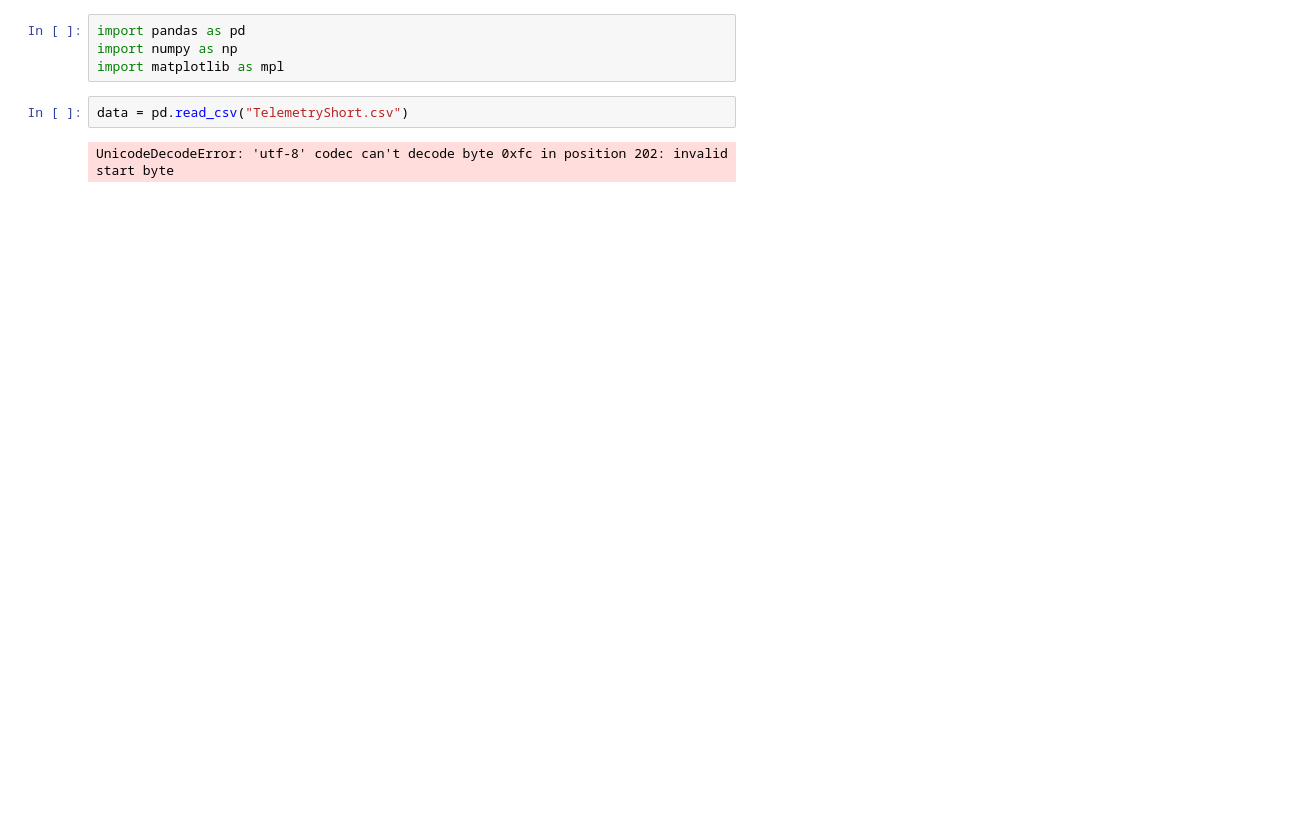
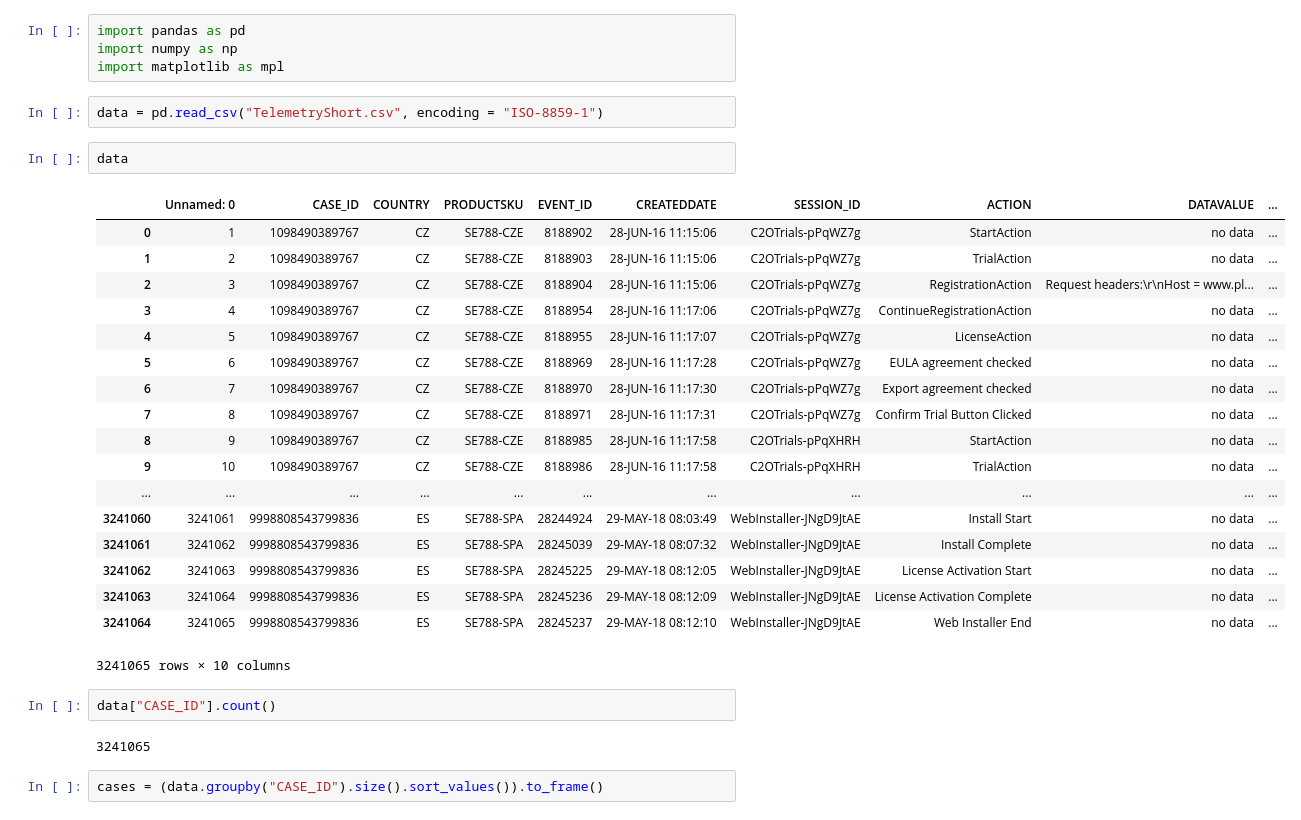
Before and after one commit to ouraimov/EurekaHacks, a Jupyter notebook: Siemens Challenge.ipynb, the cells around one changed output. Cells and saved outputs as stored; diff of their text form; blank space fills up the shorter version.

Commit message:
dataframe

```diff
--- a/Siemens Challenge.ipynb
+++ b/Siemens Challenge.ipynb
@@ -3,6 +3,31 @@ import pandas as pd
 import numpy as np
 import matplotlib as mpl
 # %%
-data = pd.read_csv("TelemetryShort.csv")
+data = pd.read_csv("TelemetryShort.csv", encoding = "ISO-8859-1")
-# %% [output]
-UnicodeDecodeError: 'utf-8' codec can't decode byte 0xfc in position 202: invalid start byte
+# %%
+data
+# %% [output]
+|  | Unnamed: 0 | CASE_ID | COUNTRY | PRODUCTSKU | EVENT_ID | CREATEDDATE | SESSION_ID | ACTION | DATAVALUE | ... |
+| 0 | 1 | 1098490389767 | CZ | SE788-CZE | 8188902 | 28-JUN-16 11:15:06 | C2OTrials-pPqWZ7g | StartAction | no data | ... |
+| 1 | 2 | 1098490389767 | CZ | SE788-CZE | 8188903 | 28-JUN-16 11:15:06 | C2OTrials-pPqWZ7g | TrialAction | no data | ... |
+| 2 | 3 | 1098490389767 | CZ | SE788-CZE | 8188904 | 28-JUN-16 11:15:06 | C2OTrials-pPqWZ7g | RegistrationAction | Request headers:\r\nHost = www.pl... | ... |
+| 3 | 4 | 1098490389767 | CZ | SE788-CZE | 8188954 | 28-JUN-16 11:17:06 | C2OTrials-pPqWZ7g | ContinueRegistrationAction | no data | ... |
+| 4 | 5 | 1098490389767 | CZ | SE788-CZE | 8188955 | 28-JUN-16 11:17:07 | C2OTrials-pPqWZ7g | LicenseAction | no data | ... |
+| 5 | 6 | 1098490389767 | CZ | SE788-CZE | 8188969 | 28-JUN-16 11:17:28 | C2OTrials-pPqWZ7g | EULA agreement checked | no data | ... |
+| 6 | 7 | 1098490389767 | CZ | SE788-CZE | 8188970 | 28-JUN-16 11:17:30 | C2OTrials-pPqWZ7g | Export agreement checked | no data | ... |
+| 7 | 8 | 1098490389767 | CZ | SE788-CZE | 8188971 | 28-JUN-16 11:17:31 | C2OTrials-pPqWZ7g | Confirm Trial Button Clicked | no data | ... |
+| 8 | 9 | 1098490389767 | CZ | SE788-CZE | 8188985 | 28-JUN-16 11:17:58 | C2OTrials-pPqXHRH | StartAction | no data | ... |
+| 9 | 10 | 1098490389767 | CZ | SE788-CZE | 8188986 | 28-JUN-16 11:17:58 | C2OTrials-pPqXHRH | TrialAction | no data | ... |
+| ... | ... | ... | ... | ... | ... | ... | ... | ... | ... | ... |
+| 3241060 | 3241061 | 9998808543799836 | ES | SE788-SPA | 28244924 | 29-MAY-18 08:03:49 | WebInstaller-JNgD9JtAE | Install Start | no data | ... |
+| 3241061 | 3241062 | 9998808543799836 | ES | SE788-SPA | 28245039 | 29-MAY-18 08:07:32 | WebInstaller-JNgD9JtAE | Install Complete | no data | ... |
+| 3241062 | 3241063 | 9998808543799836 | ES | SE788-SPA | 28245225 | 29-MAY-18 08:12:05 | WebInstaller-JNgD9JtAE | License Activation Start | no data | ... |
+| 3241063 | 3241064 | 9998808543799836 | ES | SE788-SPA | 28245236 | 29-MAY-18 08:12:09 | WebInstaller-JNgD9JtAE | License Activation Complete | no data | ... |
+| 3241064 | 3241065 | 9998808543799836 | ES | SE788-SPA | 28245237 | 29-MAY-18 08:12:10 | WebInstaller-JNgD9JtAE | Web Installer End | no data | ... |
+3241065 rows × 10 columns
+# %%
+data["CASE_ID"].count()
+# %% [output]
+3241065
+# %%
+cases = (data.groupby("CASE_ID").size().sort_values()).to_frame()
```
Also changed, not shown: parts of 3 cells of this notebook.
